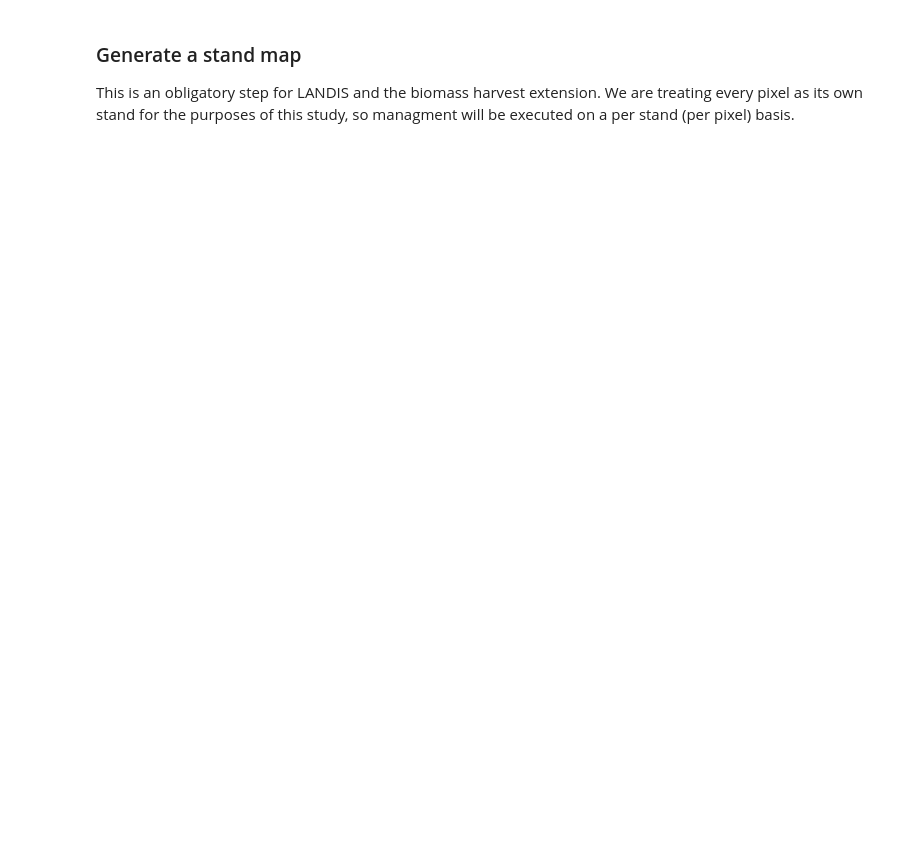
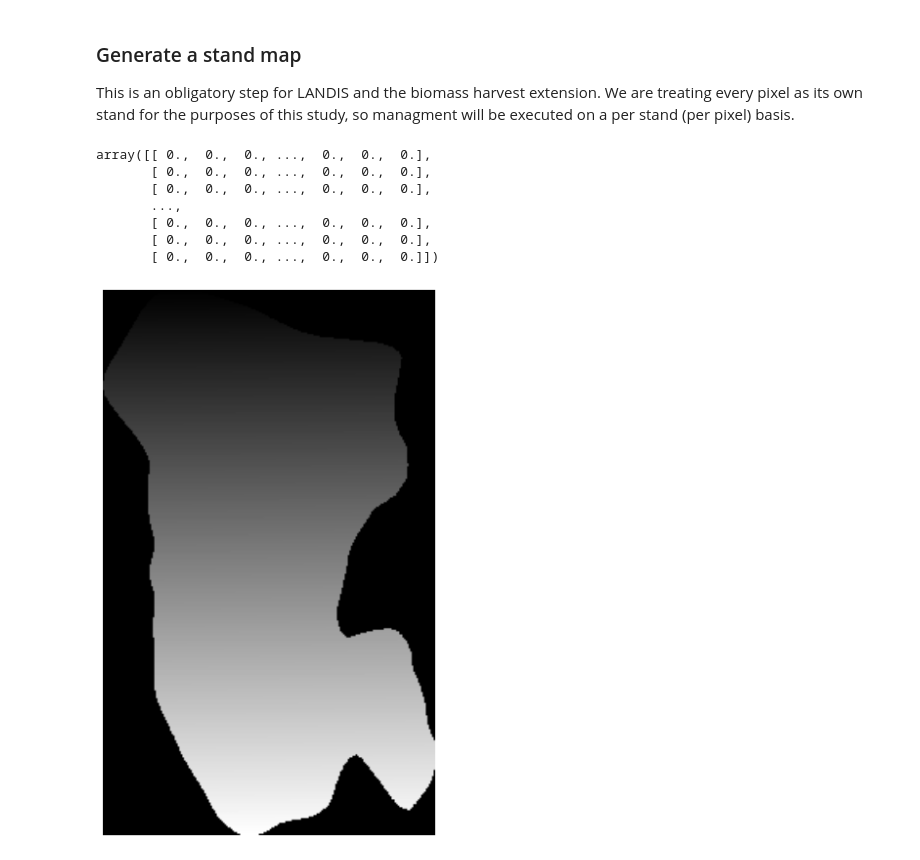
Before and after one commit to djkrofch/SantaFe_Fireshed, a Jupyter notebook: SF_Fireshed_Prep.ipynb, the cells around one changed output. Saved outputs shown, nothing was run; the diff lists cells and outputs as text; code cells hidden in the pictures; blank space fills up the shorter version.

```diff
--- a/SF_Fireshed_Prep.ipynb
+++ b/SF_Fireshed_Prep.ipynb
@@ -864,7 +887,17 @@ saveAsGeoTiff(rasters + 'SFF_initialcommunities.tif',
 ### Generate a stand map
 This is an obligatory step for LANDIS and the biomass harvest extension. We are treating every pixel as its own stand for the purposes of this study, so managment will be executed on a per stand (per pixel) basis.
 # %%
-genStandMap(rasters, 'SFF_initialcommunities.tif', 'SFF_Standmap.tif')
-SFF_Stands = importRaster(dataDir + 'SFF_Standmap.tif')
+genStandMap(rasters, 'SFF_Management_OPT.tif', 'SFF_Standmap.tif')
+SFF_Stands = importRaster(rasters + 'SFF_Standmap.tif')
 f, (ax1) = plt.subplots(1,1, figsize = (10,10))
-plotRaster(osceolaStands, ax = ax1, cmap = 'gray')
+plotRaster(SFF_Stands, ax = ax1, cmap = 'gray')
+SFF_Stands
+# %% [output]
+array([[ 0.,  0.,  0., ...,  0.,  0.,  0.],
+       [ 0.,  0.,  0., ...,  0.,  0.,  0.],
+       [ 0.,  0.,  0., ...,  0.,  0.,  0.],
+       ...,
+       [ 0.,  0.,  0., ...,  0.,  0.,  0.],
+       [ 0.,  0.,  0., ...,  0.,  0.,  0.],
+       [ 0.,  0.,  0., ...,  0.,  0.,  0.]])
+[figure, added]
```
Also changed, not shown: parts of 3 cells of this notebook.
